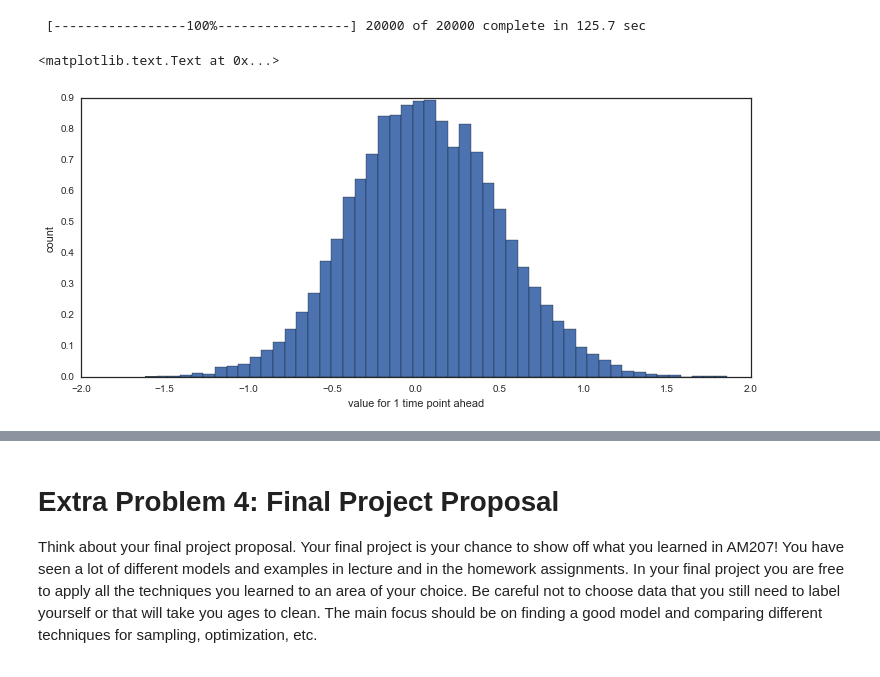
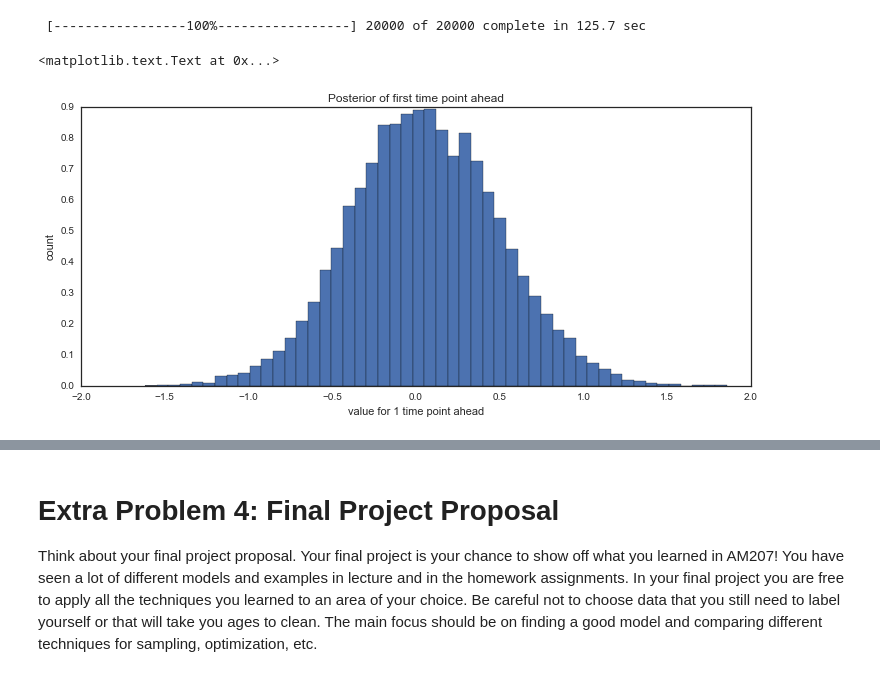
Before and after one commit to hanqingxu93/2016, a Jupyter notebook: Homework/AM207_JOSHUAMEI_HW4.ipynb, the cells around one changed output, grey strips where cells are left out. Drawn from its saved outputs; the diff is of its cells as text; code cells hidden in the pictures.

```diff
--- a/Homework/AM207_JOSHUAMEI_HW4.ipynb
+++ b/Homework/AM207_JOSHUAMEI_HW4.ipynb
@@ -849,11 +849,12 @@ mcmc_time1.sample(iter=20000, burn=2000, thin = 2)
 # %%
 plt.figure(figsize=[12,5])
 time1_hist = plt.hist(time1.trace(), bins=50, normed=True)
 plt.xlabel('value for 1 time point ahead')
 plt.ylabel('count')
+plt.title('Posterior of first time point ahead')
 # %% [output]
 <matplotlib.text.Text at 0x...>
-[figure, old version]
+[figure, new version]
 # %%
 # find distribution of the predicted first time point ahead
 time1_mu = mcmc_time1.stats()['time1']['mean']
```
Also changed, not shown: parts of 4 cells of this notebook.
